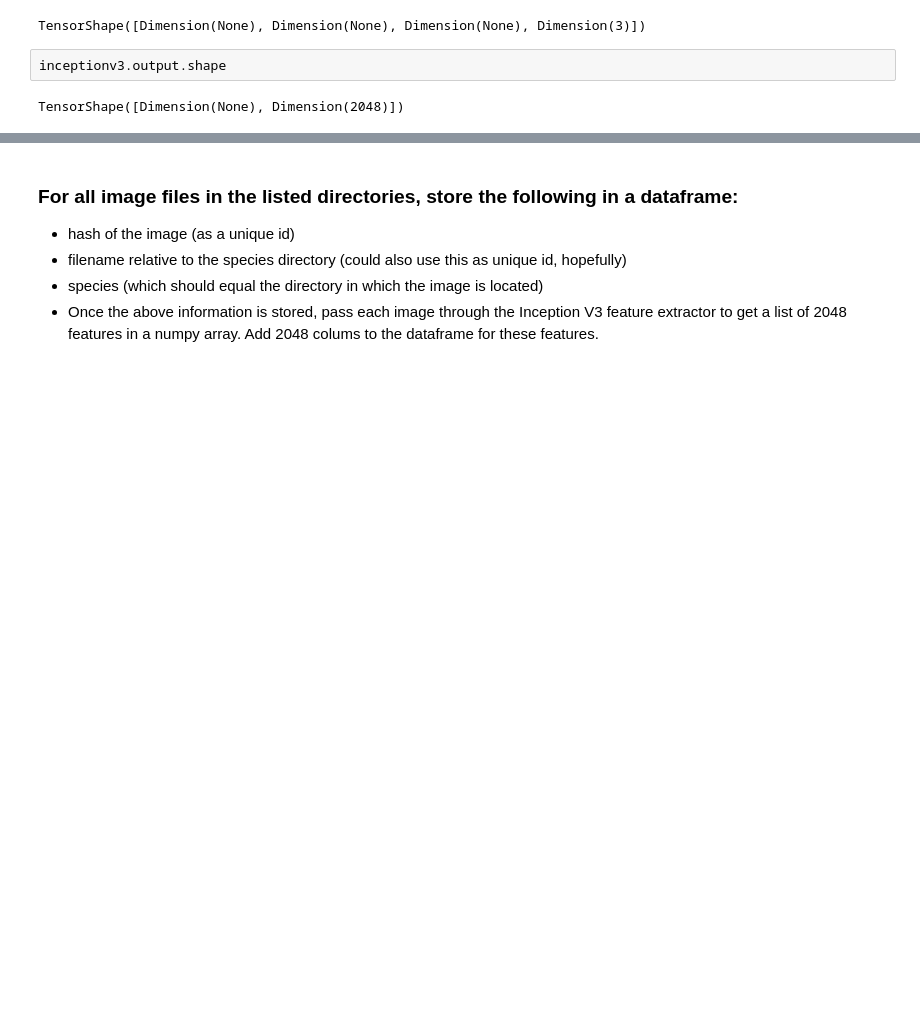
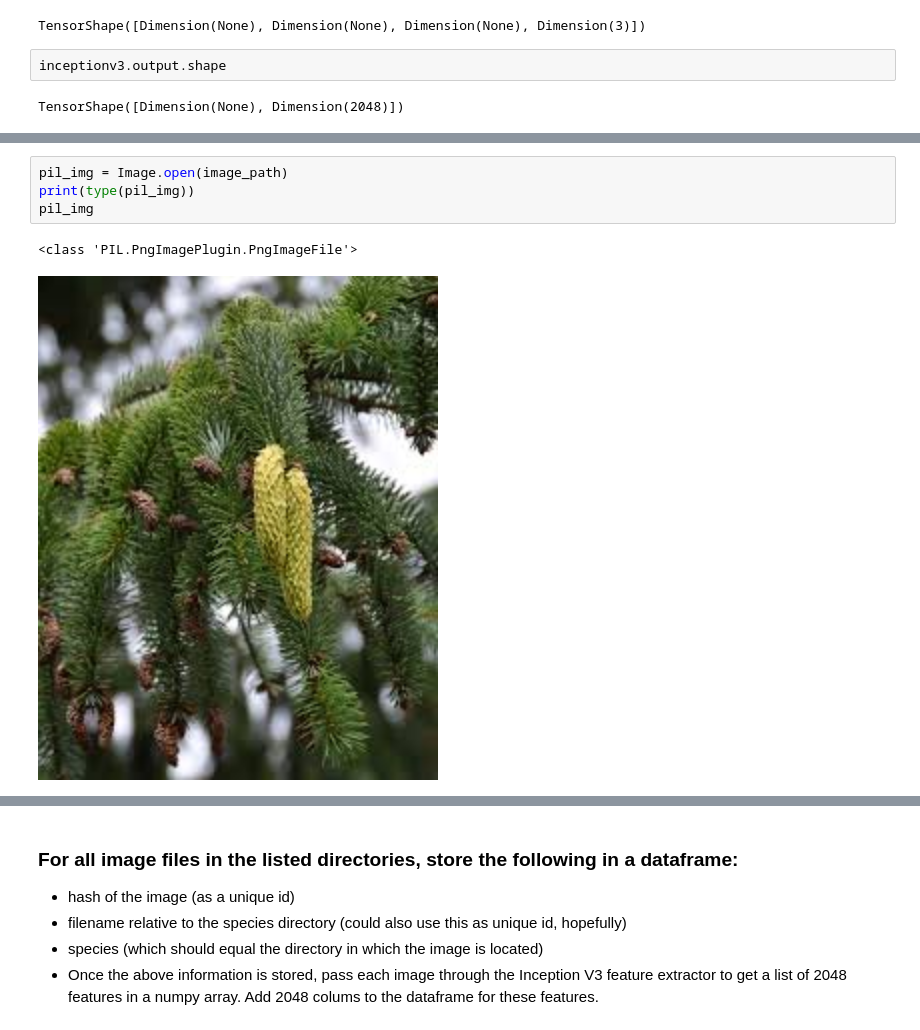
Before and after one commit to NathanielBlairStahn/tree-logic, a Jupyter notebook: build_a_model.ipynb, the cells around one changed output, grey strips where cells are left out. Drawn from its saved outputs; the diff is of its cells as text; blank space fills up the shorter version.

```diff
--- a/build_a_model.ipynb
+++ b/build_a_model.ipynb
@@ -48,0 +132,7 @@ TensorShape([Dimension(None), Dimension(2048)])
+# %%
+pil_img = Image.open(image_path)
+print(type(pil_img))
+pil_img
+# %% [output]
+<class 'PIL.PngImagePlugin.PngImageFile'>
+[figure, added]
```
Also changed, not shown: parts of 17 cells of this notebook.
